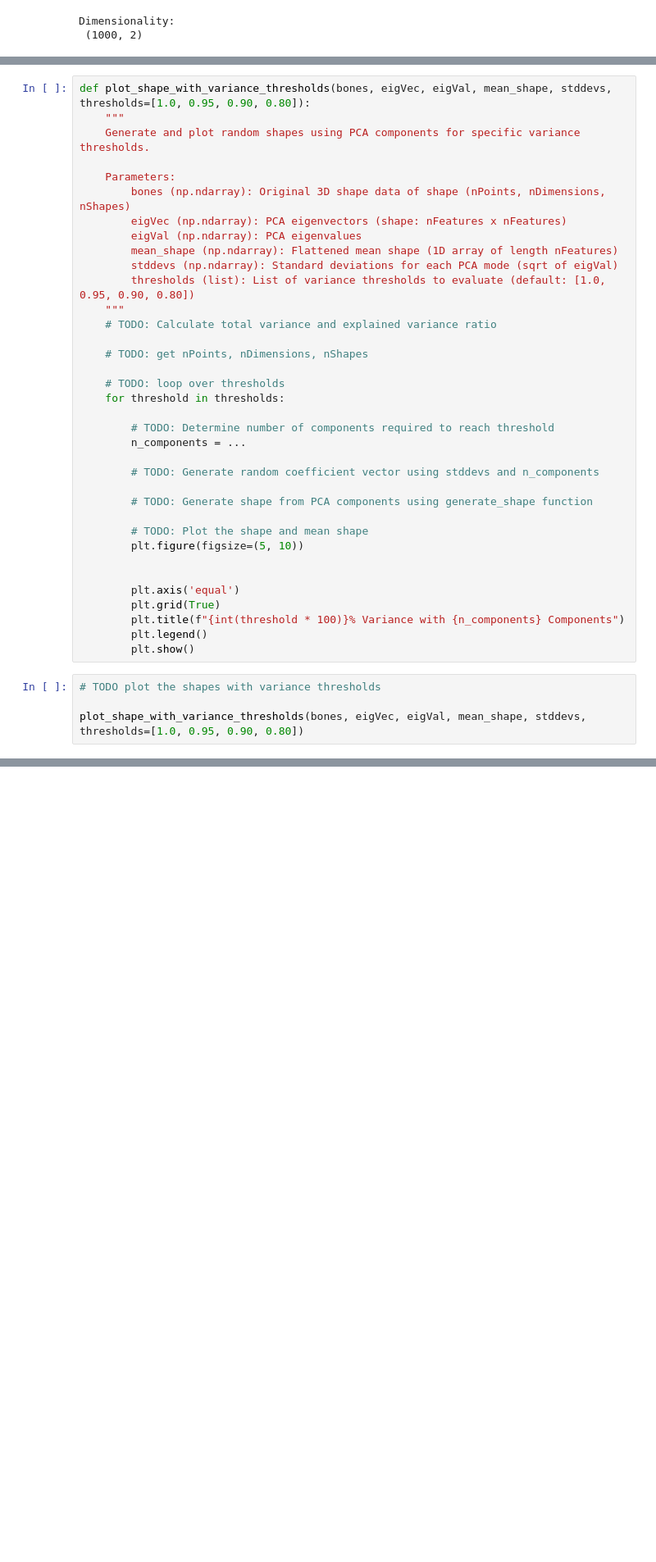
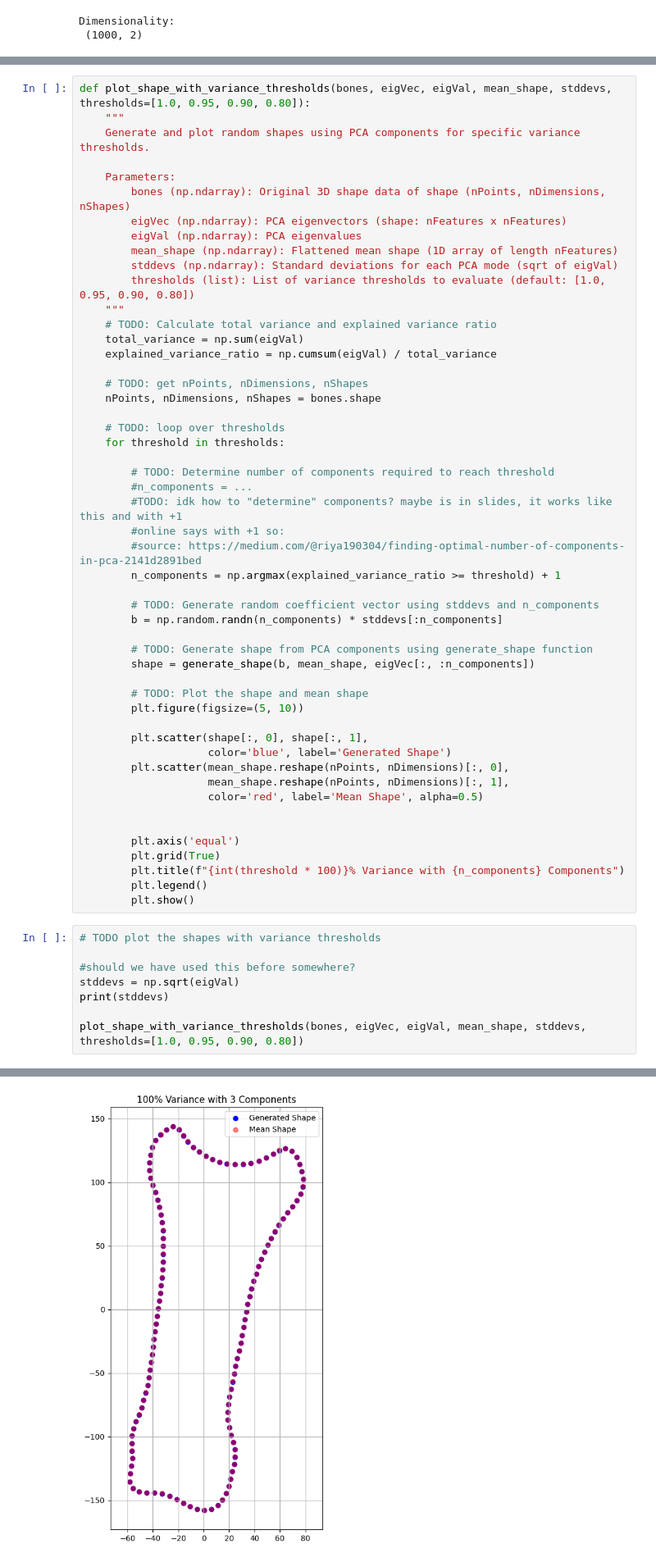
Before and after one commit to oliviaw01/MedBV03, a Jupyter notebook: notebook.ipynb, the cells around one changed output, grey strips where cells are left out. Shown at 82% size. Cells and saved outputs as stored; diff of their text form; blank space fills up the shorter version.

```diff
--- a/notebook.ipynb
+++ b/notebook.ipynb
@@ -808,21 +745,36 @@ def plot_shape_with_variance_thresholds(bones, eigVec, eigVal, mean_shape, stdde
         thresholds (list): List of variance thresholds to evaluate (default: [1.0, 0.95, 0.90, 0.80])
     """
     # TODO: Calculate total variance and explained variance ratio
+    total_variance = np.sum(eigVal)
+    explained_variance_ratio = np.cumsum(eigVal) / total_variance
 
     # TODO: get nPoints, nDimensions, nShapes
+    nPoints, nDimensions, nShapes = bones.shape
 
     # TODO: loop over thresholds
     for threshold in thresholds:
 
         # TODO: Determine number of components required to reach threshold
-        n_components = ...
+        #n_components = ...
+        #TODO: idk how to "determine" components? maybe is in slides, it works like this and with +1
+        #online says with +1 so:
+        #source: https://medium.com/@riya190304/finding-optimal-number-of-components-in-pca-2141d2891bed
+        n_components = np.argmax(explained_variance_ratio >= threshold) + 1
 
         # TODO: Generate random coefficient vector using stddevs and n_components
+        b = np.random.randn(n_components) * stddevs[:n_components]
 
         # TODO: Generate shape from PCA components using generate_shape function
+        shape = generate_shape(b, mean_shape, eigVec[:, :n_components])
 
         # TODO: Plot the shape and mean shape
         plt.figure(figsize=(5, 10))
+
+        plt.scatter(shape[:, 0], shape[:, 1],
+                    color='blue', label='Generated Shape')
+        plt.scatter(mean_shape.reshape(nPoints, nDimensions)[:, 0],
+                    mean_shape.reshape(nPoints, nDimensions)[:, 1],
+                    color='red', label='Mean Shape', alpha=0.5)
 
 
         plt.axis('equal')
@@ -833,5 +785,9 @@ def plot_shape_with_variance_thresholds(bones, eigVec, eigVal, mean_shape, stdde
 # %%
 # TODO plot the shapes with variance thresholds
 
+#should we have used this before somewhere?
+stddevs = np.sqrt(eigVal)
+print(stddevs)
+
 plot_shape_with_variance_thresholds(bones, eigVec, eigVal, mean_shape, stddevs, thresholds=[1.0, 0.95, 0.90, 0.80])
 # %% [output]
@@ -838,0 +795 @@ NameError: name 'stddevs' is not defined
+[figure, added]
```
Also changed, not shown: parts of 11 cells of this notebook.
